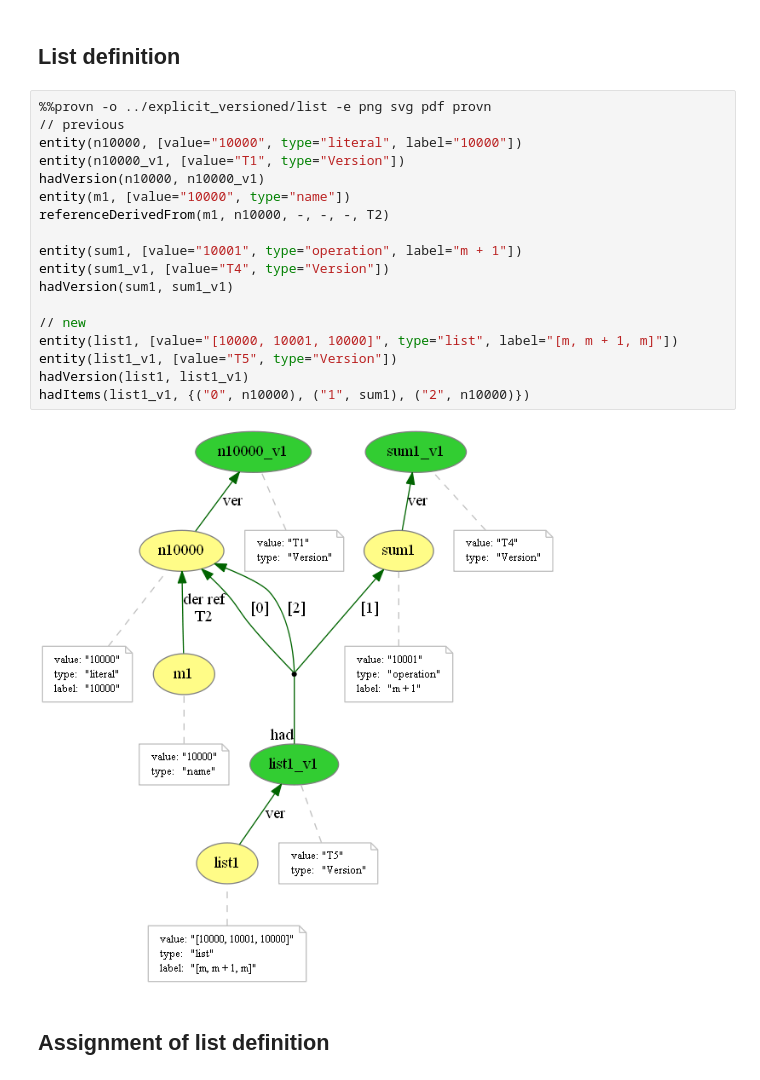
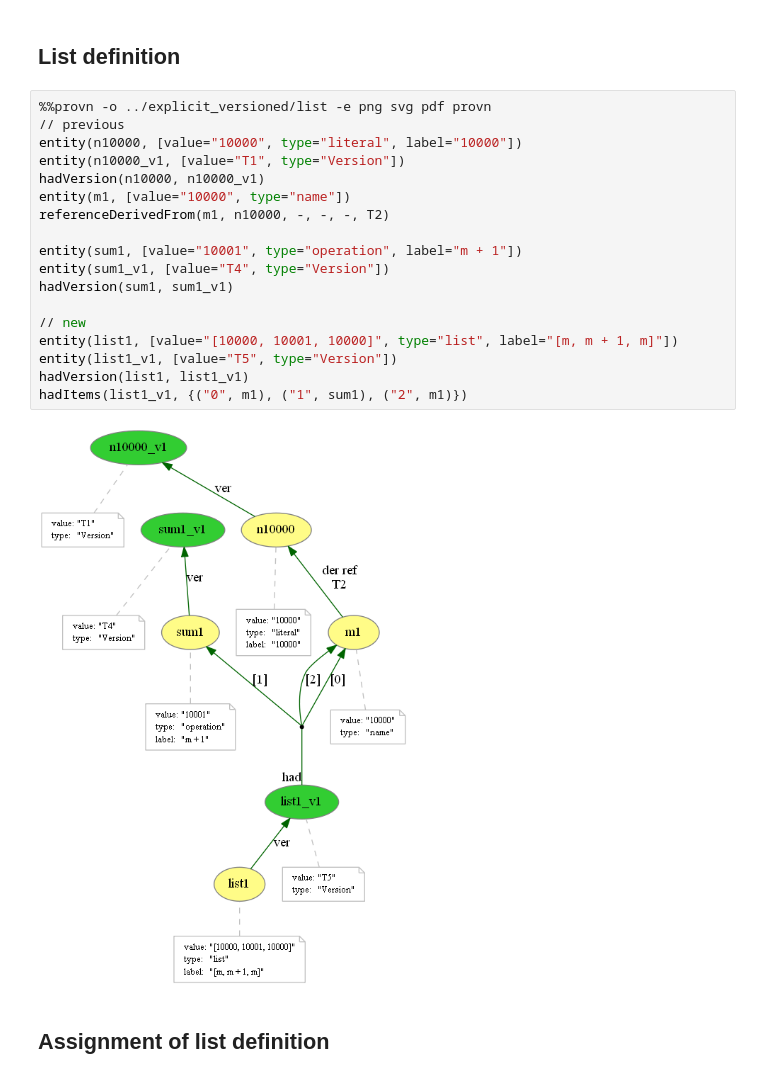
Before and after one commit to dew-uff/versioned-prov, a Jupyter notebook: notebooks/[Explicit-Versioned-PROV] Mapping.ipynb, the cells around one changed output. Cells and saved outputs as stored; diff of their text form.

```diff
--- a/notebooks/[Explicit-Versioned-PROV] Mapping.ipynb
+++ b/notebooks/[Explicit-Versioned-PROV] Mapping.ipynb
@@ -85,23 +85,23 @@ wasDerivedFrom(sum1, n1, add1, g3, u3)
 # %%
 %%provn -o ../explicit_versioned/list -e png svg pdf provn
 // previous
 entity(n10000, [value="10000", type="literal", label="10000"])
 entity(n10000_v1, [value="T1", type="Version"])
 hadVersion(n10000, n10000_v1)
 entity(m1, [value="10000", type="name"])
 referenceDerivedFrom(m1, n10000, -, -, -, T2)
 
 entity(sum1, [value="10001", type="operation", label="m + 1"])
 entity(sum1_v1, [value="T4", type="Version"])
 hadVersion(sum1, sum1_v1)
 
 // new
 entity(list1, [value="[10000, 10001, 10000]", type="list", label="[m, m + 1, m]"])
 entity(list1_v1, [value="T5", type="Version"])
 hadVersion(list1, list1_v1)
-hadItems(list1_v1, {("0", n10000), ("1", sum1), ("2", n10000)})
+hadItems(list1_v1, {("0", m1), ("1", sum1), ("2", m1)})
 # %% [output]
-[figure, old version]
+[figure, new version]
 # %% [markdown]
 ## Assignment of list definition
 # %%
```
Also changed, not shown: parts of 3 cells of this notebook, 47 other files.
